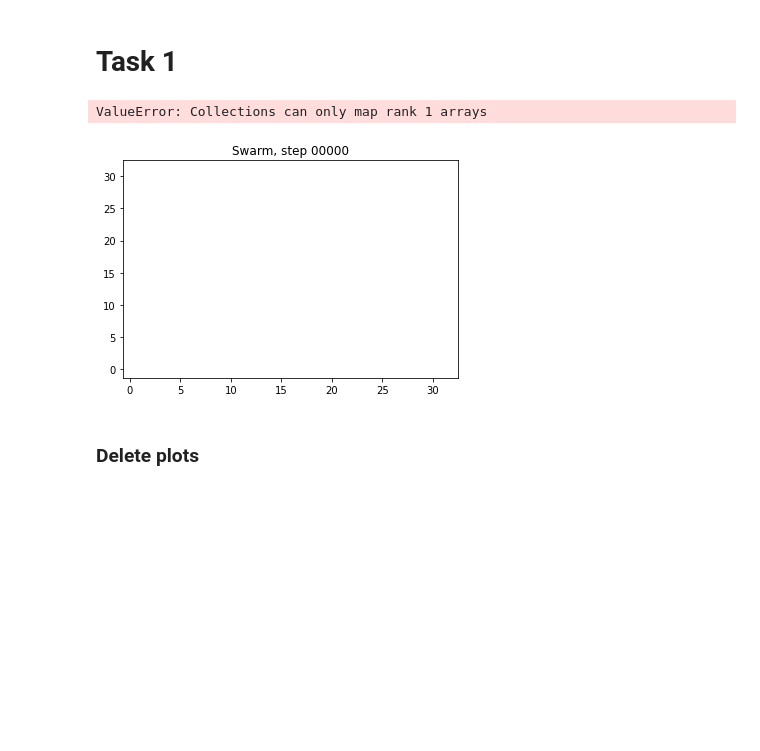
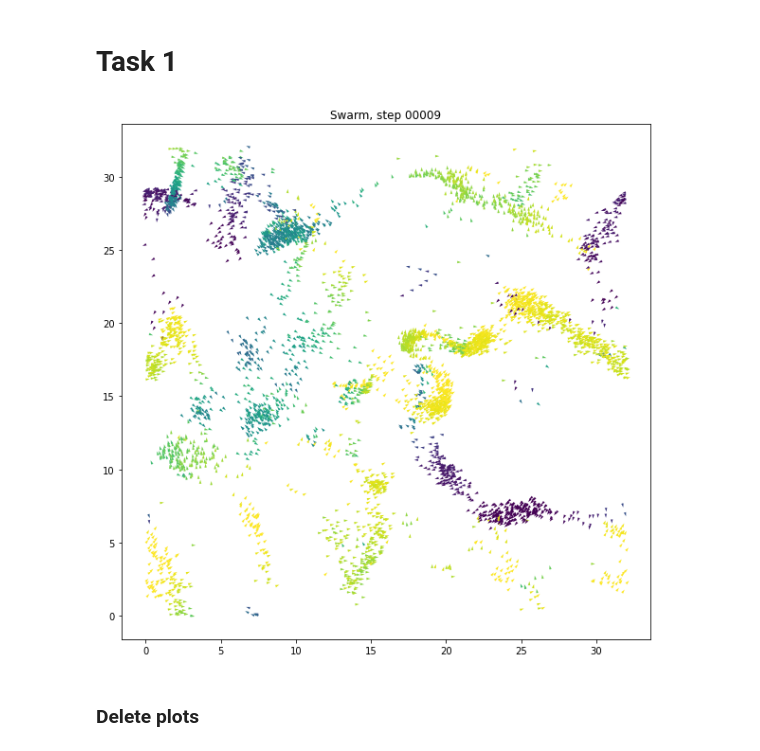
Before and after one commit to draczew23/cmcs_lab_3, a Jupyter notebook: swarm.ipynb, the cells around one changed output. Saved outputs shown, nothing was run; the diff lists cells and outputs as text; code cells hidden in the pictures; blank space fills up the shorter version.

```diff
--- a/swarm.ipynb
+++ b/swarm.ipynb
@@ -88,52 +89,52 @@ def apply_boundary_conditions(positions, new_x, new_y, L):
 # Initialization parameters
 
 L = 32
-N = 50
+N = 5000
 r = 1
 r_b = 4
 v_0 = 2
 a = 0.15
-noise_degrees = 80
+noise_degrees = 50
 
-t_steps = 1
+t_steps = 10
 
 #  Here we initialize our birds postions and velocities
 positions = initialize_birds(L, N)
 velocities = initialize_velocities(positions, v_0)
 #   test init angles
 angles = init_angles(N) # here i have to think how to repair it
 #angles = calc_angles(positions)
 
 for t in range(t_steps):
 
     # Creation of birds tree
     #angles = calc_angles(positions)
     birds_tree = cKDTree(positions, boxsize=[L,L])
     dist = birds_tree.sparse_distance_matrix(birds_tree,max_distance=r,output_type='coo_matrix')
 
     new_angles = update_angles(dist, angles, noise_degrees)
-    #angles = new_angles
+    angles = new_angles
 
-    velocities[0:, 0:1] = v_0 * np.cos(new_angles)
-    velocities[0:, 1:] = v_0 * np.sin(new_angles)
+    x_dir = np.cos(new_angles)
+    y_dir = np.sin(new_angles)
 
     new_x = positions[0:, 0:1] + v_0 * np.cos(new_angles)
     new_y = positions[0:, 1:] + v_0 * np.sin(new_angles)
 
     apply_boundary_conditions(positions, new_x, new_y, L)
 
-    if t % 10 == 0:
+    if t % 1 == 0:
         # Plot birds
+        plt.rcParams["figure.figsize"] = (10, 10)
         plt.clf()
-        #plt.quiver(np.asarray(positions[0:, 0:1]), np.asarray(positions[0:, 1:]), np.asarray(positions[0:, 1:]), np.asarray(positions[0:, 0:1])  , angles)
-        plt.quiver(np.asarray(positions[0:, 0:1]), np.asarray(positions[0:, 1:]), np.asarray(velocities[0:, 0:1]), np.asarray(velocities[0:, 1:]), angles)
+        plt.quiver(np.asarray(positions[0:, 0:1]), np.asarray(positions[0:, 1:]), np.asarray(x_dir), np.asarray(y_dir) , np.asarray(x_dir + y_dir))
+
         nStr = str(t)
         nStr = nStr.rjust(5, '0')
         plt.title("Swarm, step " + nStr)
         plt.savefig('img' + nStr + '.png')
 # %% [output]
-ValueError: Collections can only map rank 1 arrays
-[figure, old version]
+[figure, new version]
 # %% [markdown]
 ### Delete plots
 # %%
```
Also changed, not shown: parts of 5 cells of this notebook, 1 other file.
